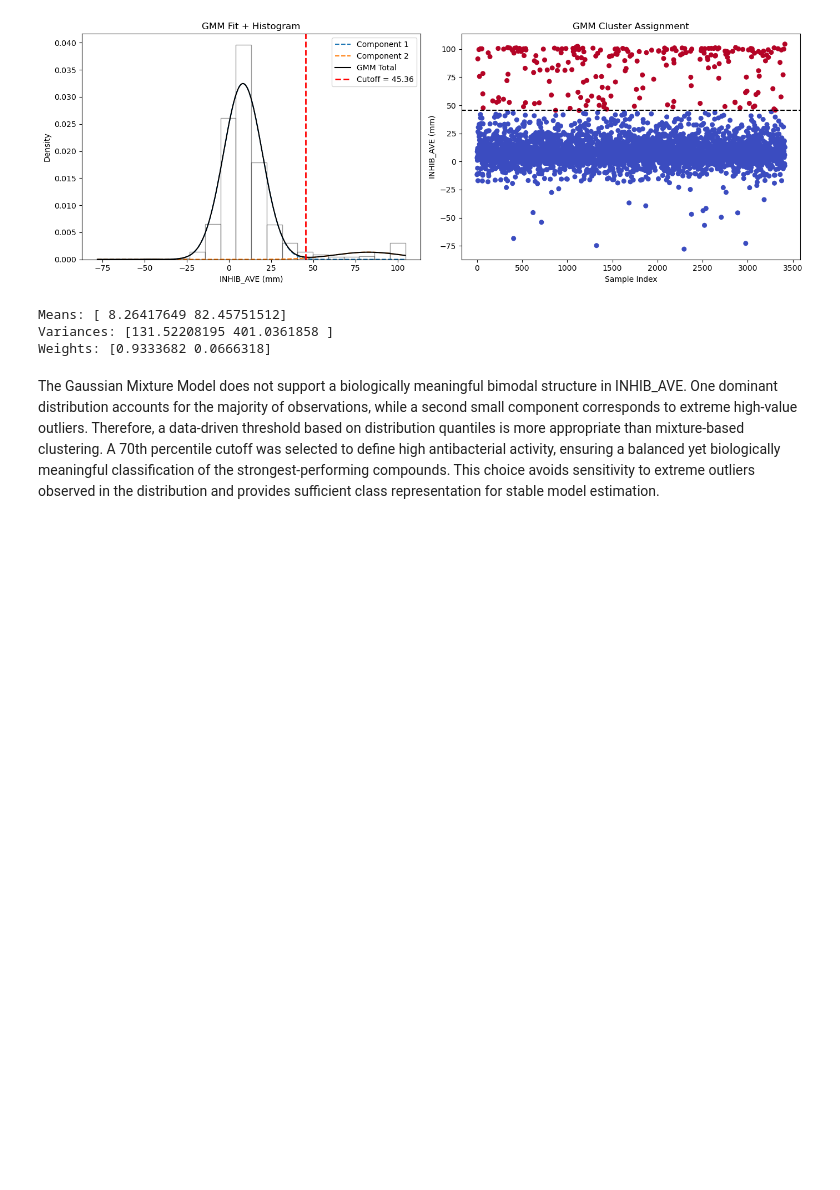
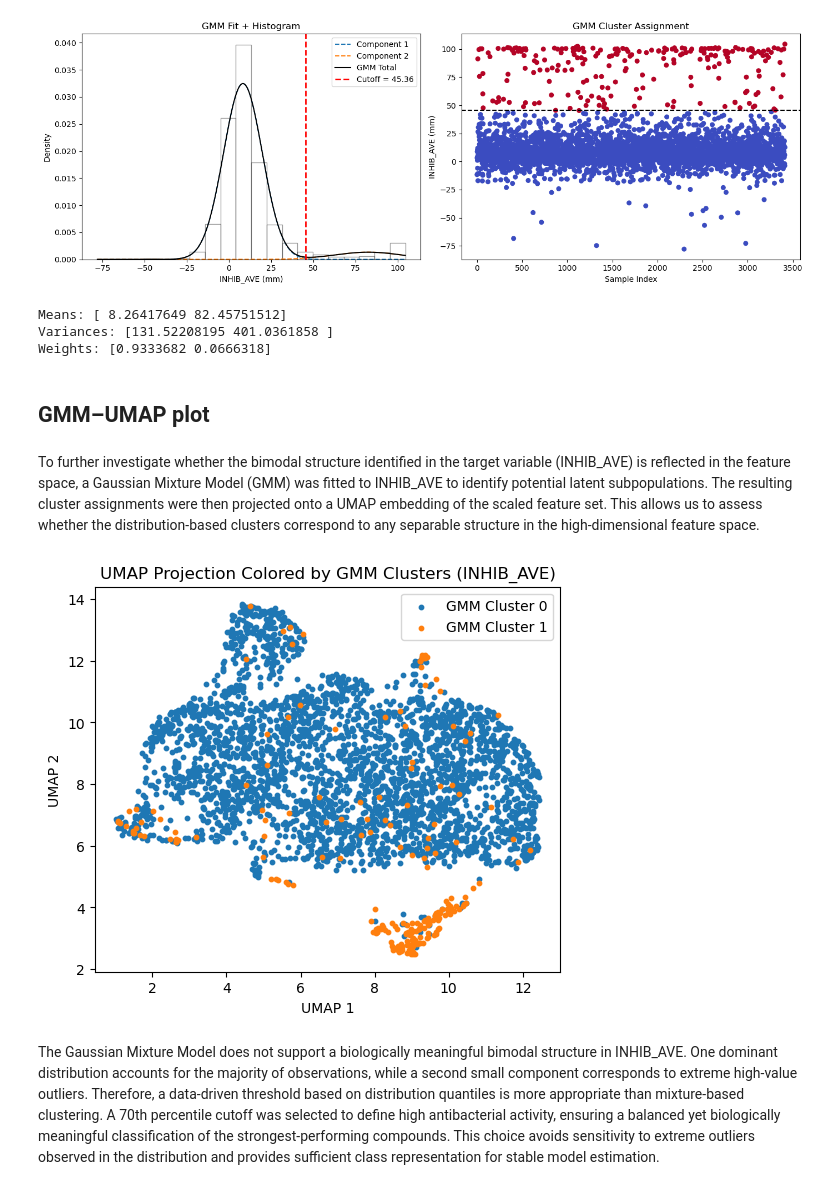
Before and after one commit to dw1229/chem277a-final-ecoli-inhibition-ml, a Jupyter notebook: ecoli_inhibition_ml.ipynb, the cells around one changed output. Cells and saved outputs as stored; diff of their text form; code cells hidden in the pictures; blank space fills up the shorter version.

```diff
--- a/ecoli_inhibition_ml.ipynb
+++ b/ecoli_inhibition_ml.ipynb
@@ -586,5 +738,43 @@ print("Weights:", gmm.weights_.flatten())
 Means: [ 8.26417649 82.45751512]
 Variances: [131.52208195 401.0361858 ]
 Weights: [0.9333682 0.0666318]
+# %% [markdown]
+ ## GMM–UMAP plot
+# %% [markdown]
+To further investigate whether the bimodal structure identified in the target variable (INHIB_AVE) is reflected in the feature space, a Gaussian Mixture Model (GMM) was fitted to INHIB_AVE to identify potential latent subpopulations. The resulting cluster assignments were then projected onto a UMAP embedding of the scaled feature set. This allows us to assess whether the distribution-based clusters correspond to any separable structure in the high-dimensional feature space.
+# %%
+# UMAP on feature space
+umap_data = umap.UMAP(
+    n_neighbors=30,
+    min_dist=0.3,
+    random_state=42
+).fit_transform(X_train_scaled)
+
+# GMM labels (from y_train)
+labels = gmm.predict(y_train.values.reshape(-1, 1))
+
+plt.figure(figsize=(6, 5))
+
+plt.scatter(
+    umap_data[labels == 0, 0],
+    umap_data[labels == 0, 1],
+    s=10,
+    label="GMM Cluster 0"
+)
+
+plt.scatter(
+    umap_data[labels == 1, 0],
+    umap_data[labels == 1, 1],
+    s=10,
+    label="GMM Cluster 1"
+)
+
+plt.title("UMAP Projection Colored by GMM Clusters (INHIB_AVE)")
+plt.xlabel("UMAP 1")
+plt.ylabel("UMAP 2")
+plt.legend()
+plt.show()
+# %% [output]
+[figure, added]
 # %% [markdown]
 The Gaussian Mixture Model does not support a biologically meaningful bimodal structure in INHIB_AVE. One dominant distribution accounts for the majority of observations, while a second small component corresponds to extreme high-value outliers. Therefore, a data-driven threshold based on distribution quantiles is more appropriate than mixture-based clustering. A 70th percentile cutoff was selected to define high antibacterial activity, ensuring a balanced yet biologically meaningful classification of the strongest-performing compounds. This choice avoids sensitivity to extreme outliers observed in the distribution and provides sufficient class representation for stable model estimation.
```
Also changed, not shown: parts of 16 cells of this notebook.
